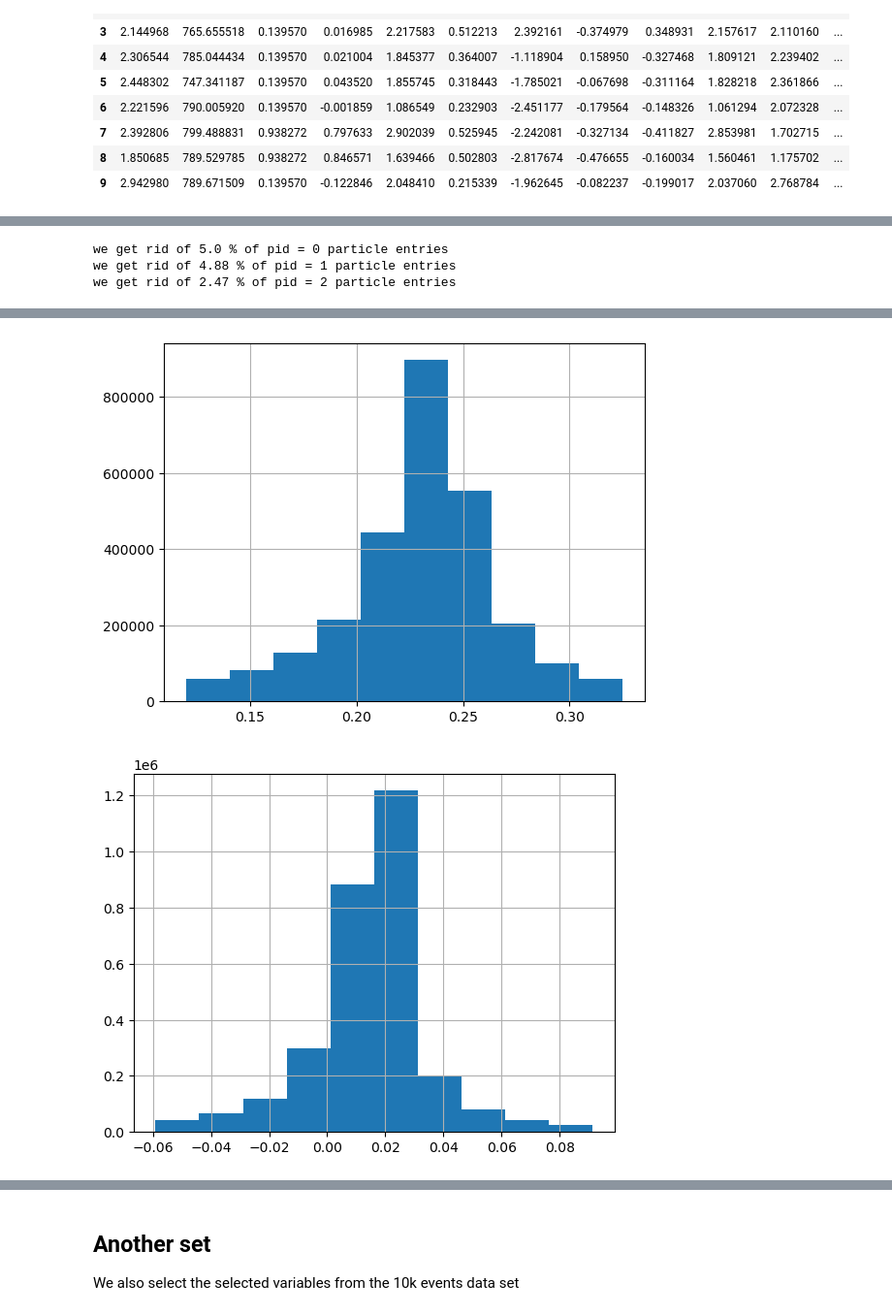
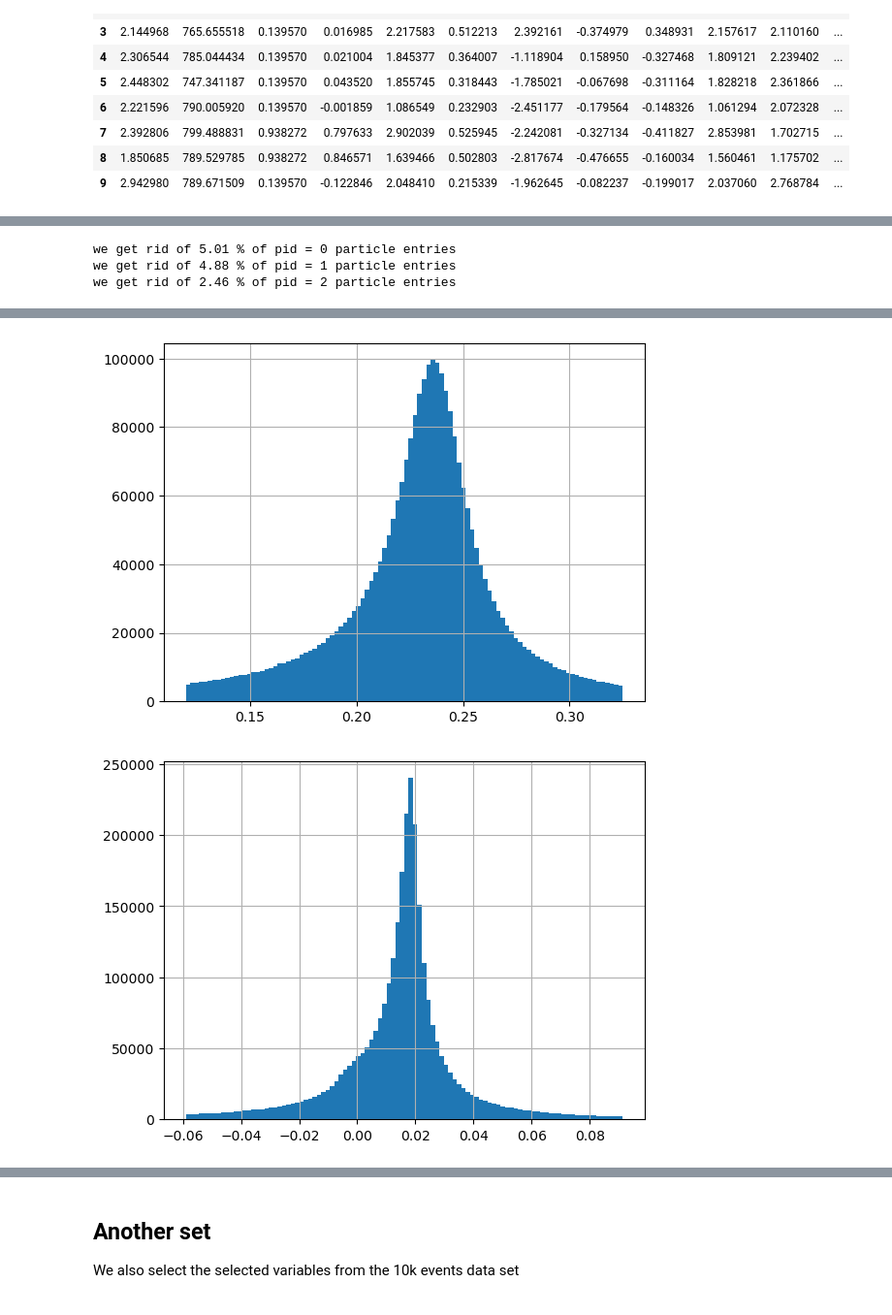
Before and after one commit to julnow/inz, a Jupyter notebook: jupyter/ml_xgb_proton-kaon-pion.ipynb, the cells around one changed output, grey strips where cells are left out. Shown at 97% size. Drawn from its saved outputs; the diff is of its cells as text; code cells hidden in the pictures.

```diff
--- a/jupyter/ml_xgb_proton-kaon-pion.ipynb
+++ b/jupyter/ml_xgb_proton-kaon-pion.ipynb
@@ -196,9 +196,9 @@ for particle in particles['pid'].unique():
     particles = sigma(particles, particle, 1, True)
 #we check sigma selection
 for pid in particles['pid'].unique():
-    particles[particles['pid'] == pid]['mass2'].hist()
+    particles[particles['pid'] == pid]['mass2'].hist(bins=100)
     plt.show()
 # %% [output]
-we get rid of 5.0 % of pid = 0 particle entries
+we get rid of 5.01 % of pid = 0 particle entries
 we get rid of 4.88 % of pid = 1 particle entries
-we get rid of 2.47 % of pid = 2 particle entries
+we get rid of 2.46 % of pid = 2 particle entries
@@ -206,5 +206,5 @@ we get rid of 2.47 % of pid = 2 particle entries
-[figure, old version]
+[figure, new version]
-[figure, old version]
+[figure, new version]
 # %%
 # The following columns will be used to predict whether a reconstructed candidate is a lambda particle or not
 params = ['mass2', 'p']
```
Also changed, not shown: parts of 16 cells of this notebook.
